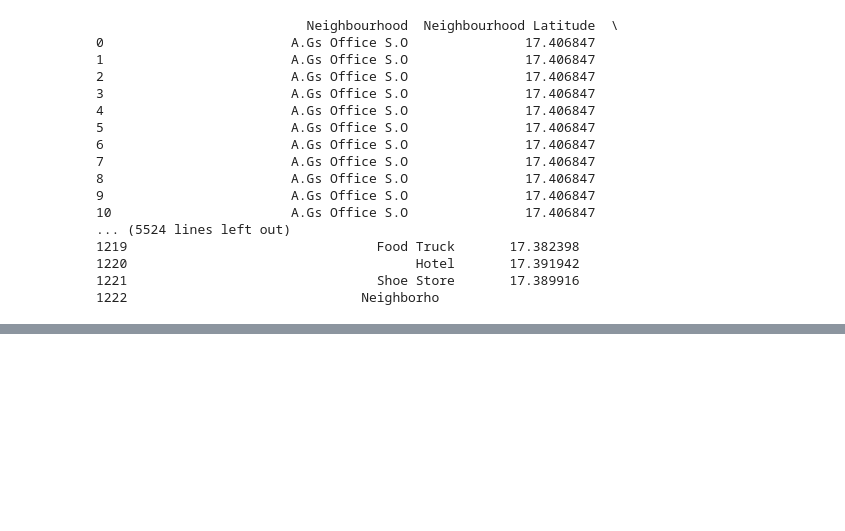
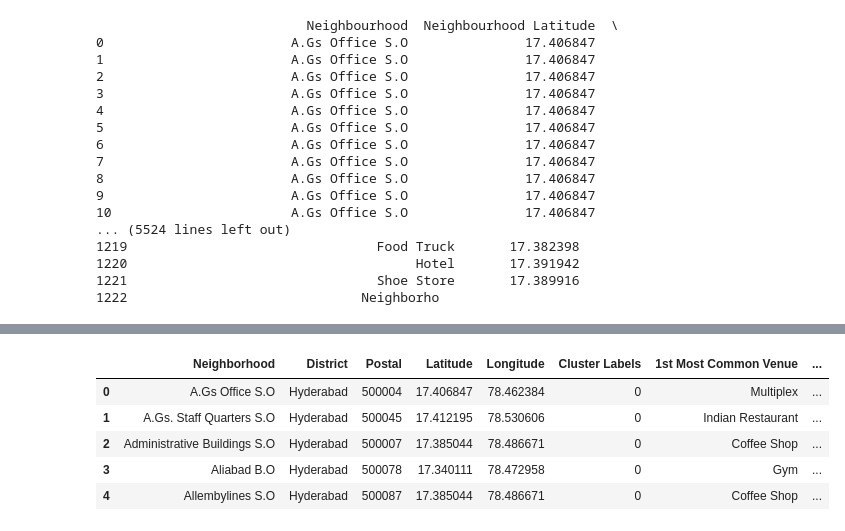
Before and after one commit to sidrockzz/py-web-hack, a Jupyter notebook: Hyderabad Map.ipynb, the cells around one changed output, grey strips where cells are left out. Cells and saved outputs as stored; diff of their text form; code cells hidden in the pictures; blank space fills up the shorter version.

```diff
--- a/Hyderabad Map.ipynb
+++ b/Hyderabad Map.ipynb
@@ -266,0 +335,13 @@ Name: Venue Category, dtype: bool
+# %%
+hyderabad_merged = hyderabad_df
+hyderabad_merged = hyderabad_merged.join(neighbourhoods_venues_sorted.set_index('Neighbourhood'), on='Neighborhood')
+hyderabad_merged.dropna(inplace = True)
+hyderabad_merged['Cluster Labels'] = hyderabad_merged['Cluster Labels'].astype(int)
+hyderabad_merged.head()
+# %% [output]
+|  | Neighborhood | District | Postal | Latitude | Longitude | Cluster Labels | 1st Most Common Venue | ... |
+| 0 | A.Gs Office S.O | Hyderabad | 500004 | 17.406847 | 78.462384 | 0 | Multiplex | ... |
+| 1 | A.Gs. Staff Quarters S.O | Hyderabad | 500045 | 17.412195 | 78.530606 | 0 | Indian Restaurant | ... |
+| 2 | Administrative Buildings S.O | Hyderabad | 500007 | 17.385044 | 78.486671 | 0 | Coffee Shop | ... |
+| 3 | Aliabad B.O | Hyderabad | 500078 | 17.340111 | 78.472958 | 0 | Gym | ... |
+| 4 | Allembylines S.O | Hyderabad | 500087 | 17.385044 | 78.486671 | 0 | Coffee Shop | ... |
```
Also changed, not shown: parts of 14 cells of this notebook.
